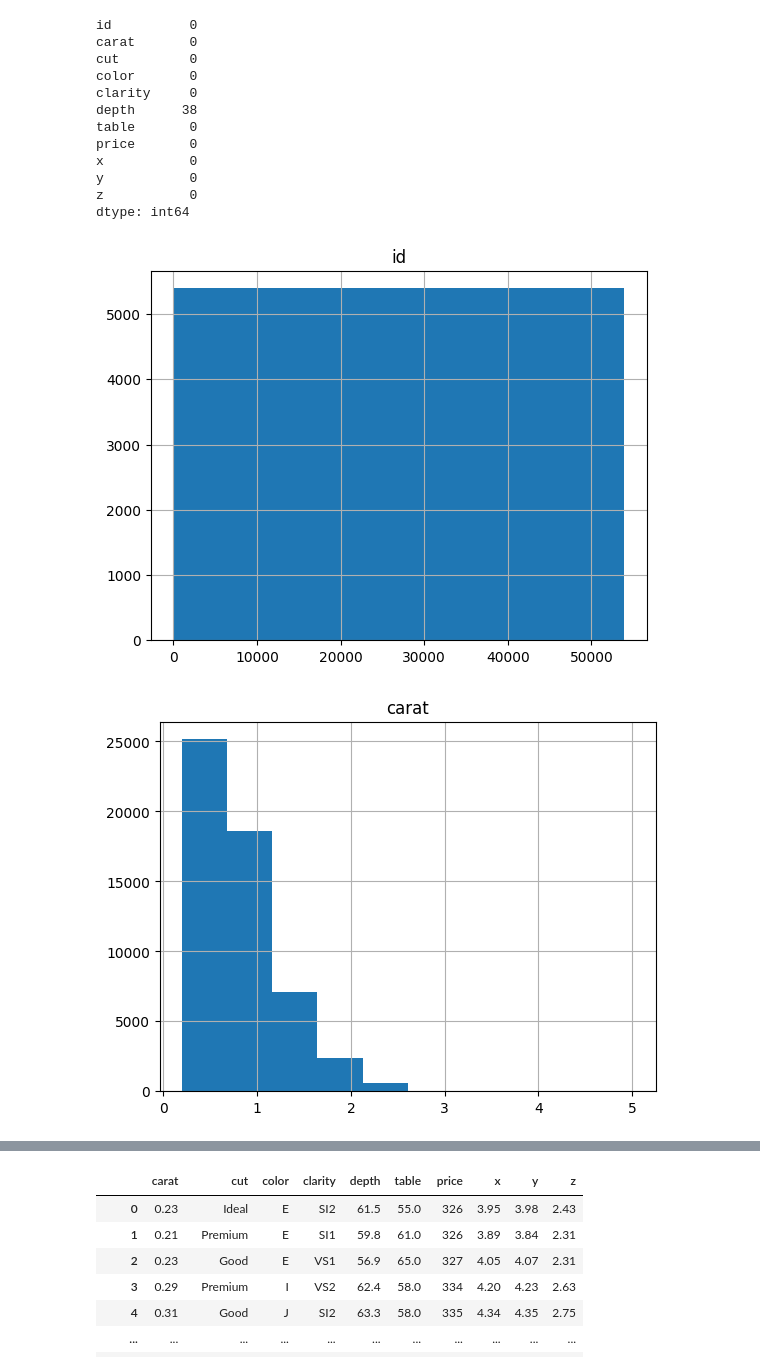
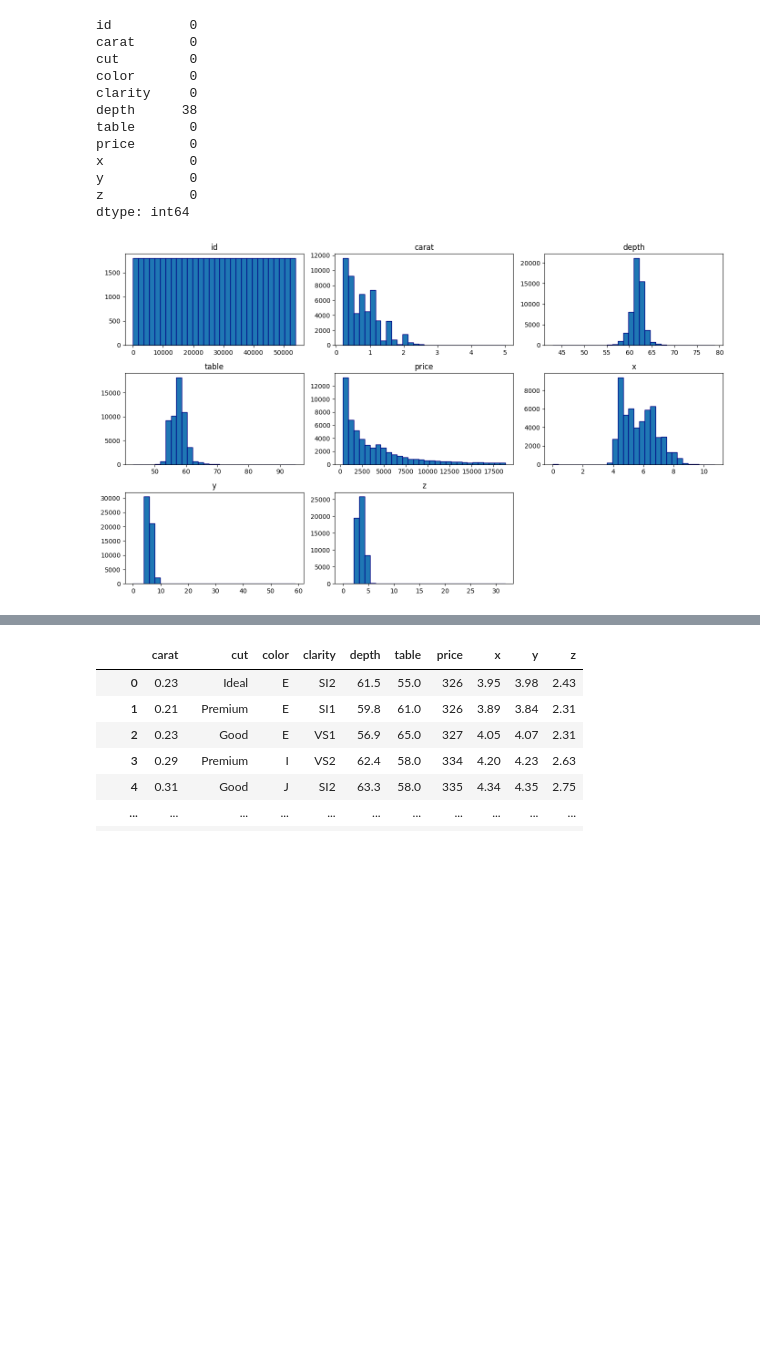
Before and after one commit to imivi/ml-examples, a Jupyter notebook: docs/classification_diamonds.ipynb, the cells around one changed output, grey strips where cells are left out. Cells and saved outputs as stored; diff of their text form; code cells hidden in the pictures; blank space fills up the shorter version.

Commit message:
Improve histograms

```diff
--- a/docs/classification_diamonds.ipynb
+++ b/docs/classification_diamonds.ipynb
@@ -105,16 +105,14 @@ y           0
 z           0
 dtype: int64
 # %%
+import matplotlib.pyplot as plt
+
 def plot_histograms(df):
     '''Print histogram for all columns'''
-    import matplotlib.pyplot as plt
-    for col in df.columns:
-        plt.figure()
-        df[col].hist()
-        plt.title(col)
-        plt.show()
+    df.hist(figsize=(14, 8), bins=30, edgecolor='navy', grid=False)
+    plt.tight_layout()
+    plt.show()
 
 plot_histograms(df)
 # %% [output]
-[figure, old version]
+[figure, new version]
-[figure, removed]
```
Also changed, not shown: parts of 9 cells of this notebook, 3 other files.
